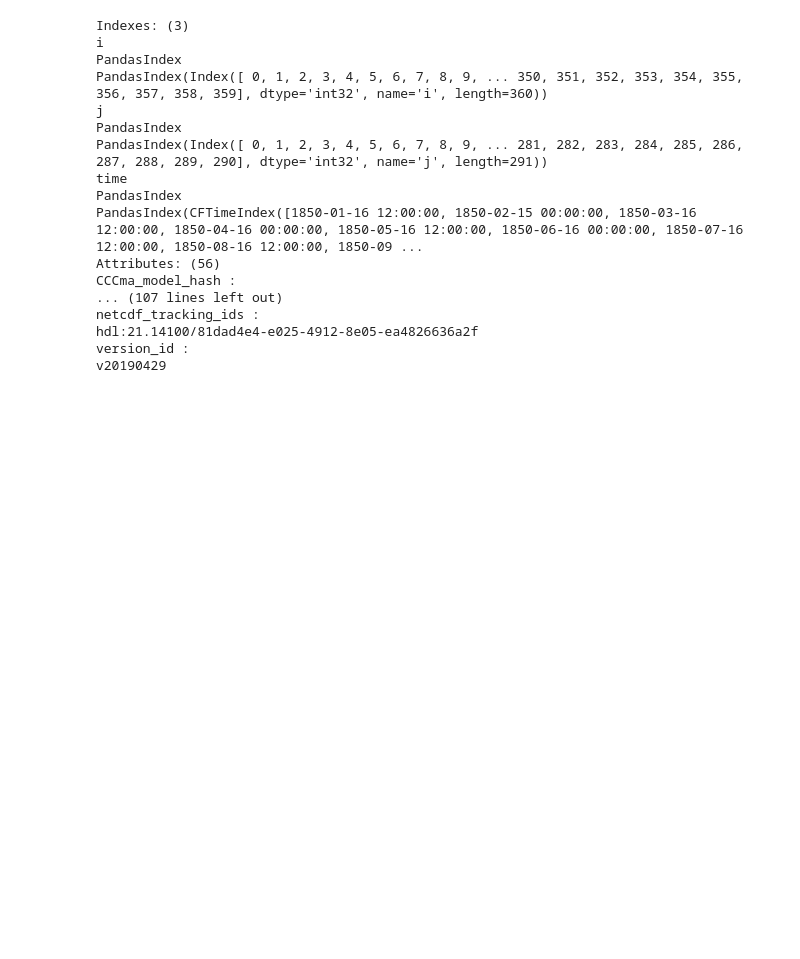
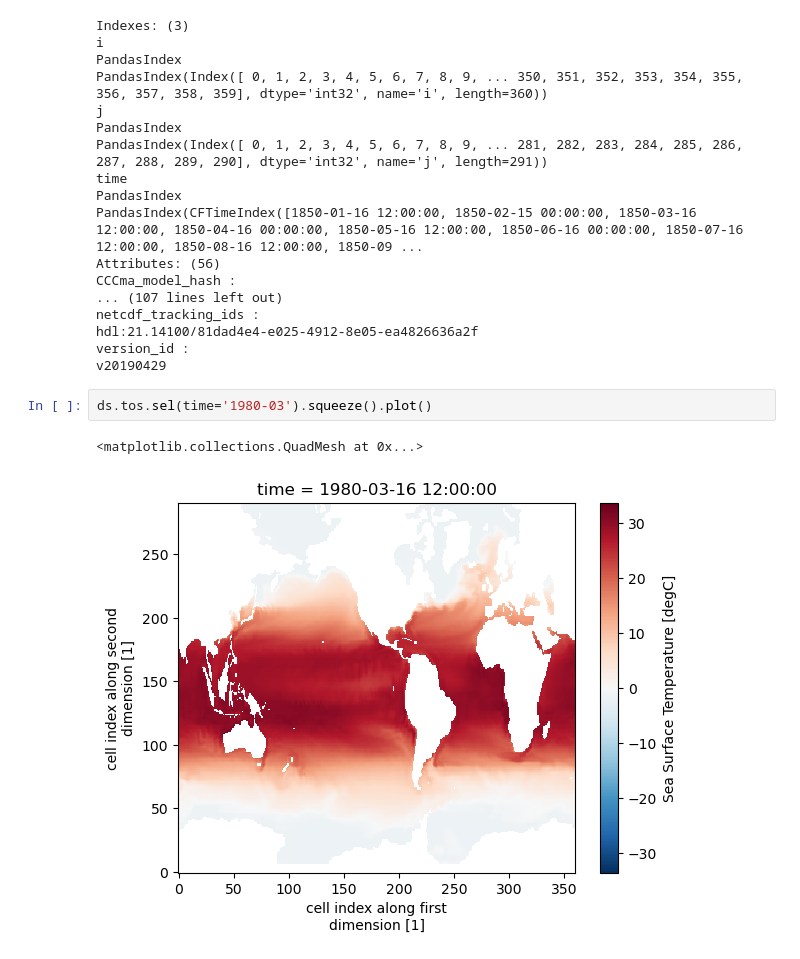
Before and after one commit to olleholt/toolkit, a Jupyter notebook: dataAccess_test.ipynb, the cells around one changed output. Cells and saved outputs as stored; diff of their text form; blank space fills up the shorter version.

Commit message:
added single plot

```diff
--- a/dataAccess_test.ipynb
+++ b/dataAccess_test.ipynb
@@ -276,3 +306,8 @@ netcdf_tracking_ids :
 hdl:21.14100/81dad4e4-e025-4912-8e05-ea4826636a2f
 version_id :
 v20190429
+# %%
+ds.tos.sel(time='1980-03').squeeze().plot()
+# %% [output]
+<matplotlib.collections.QuadMesh at 0x...>
+[figure, added]
```
Also changed, not shown: parts of 5 cells of this notebook.
